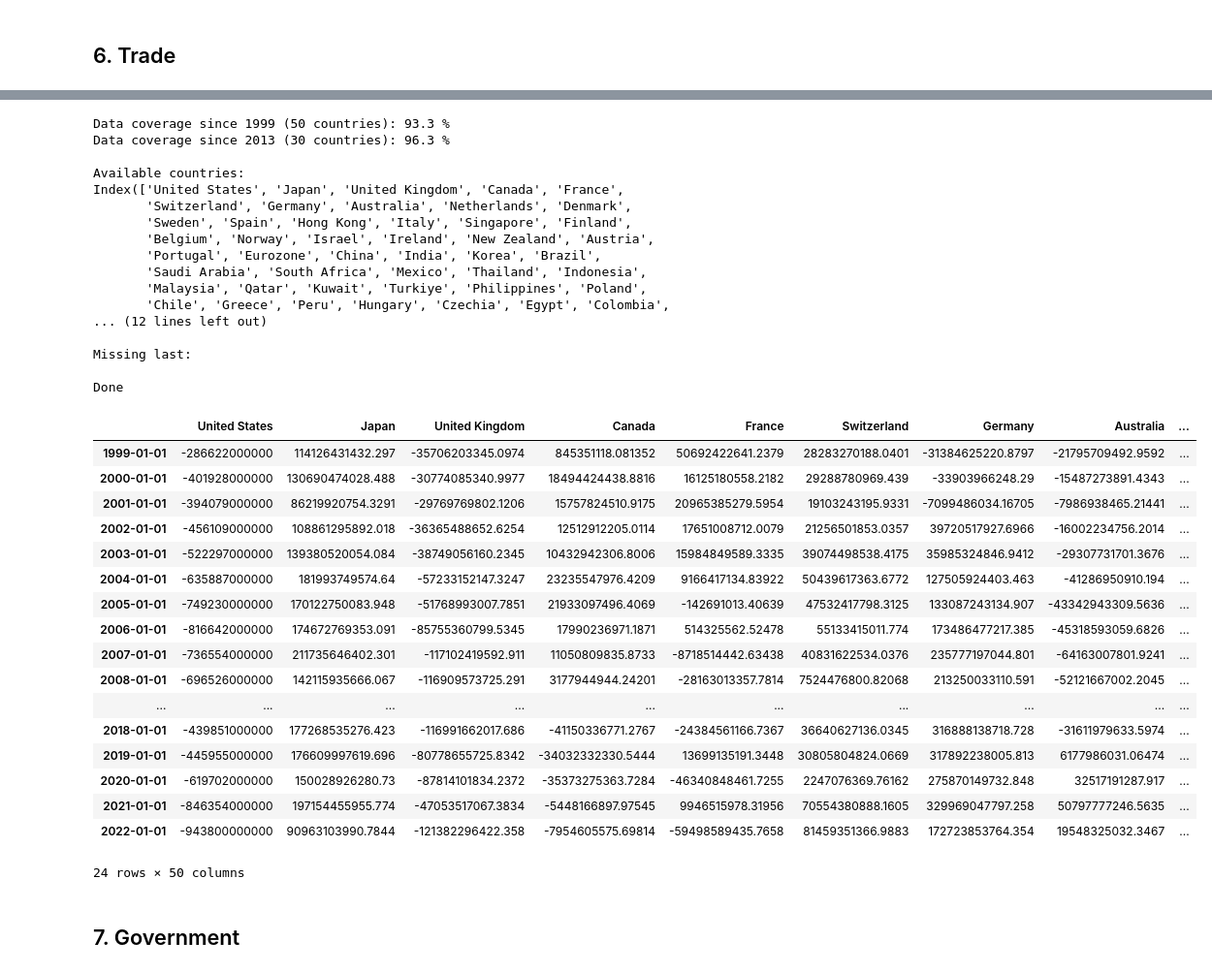
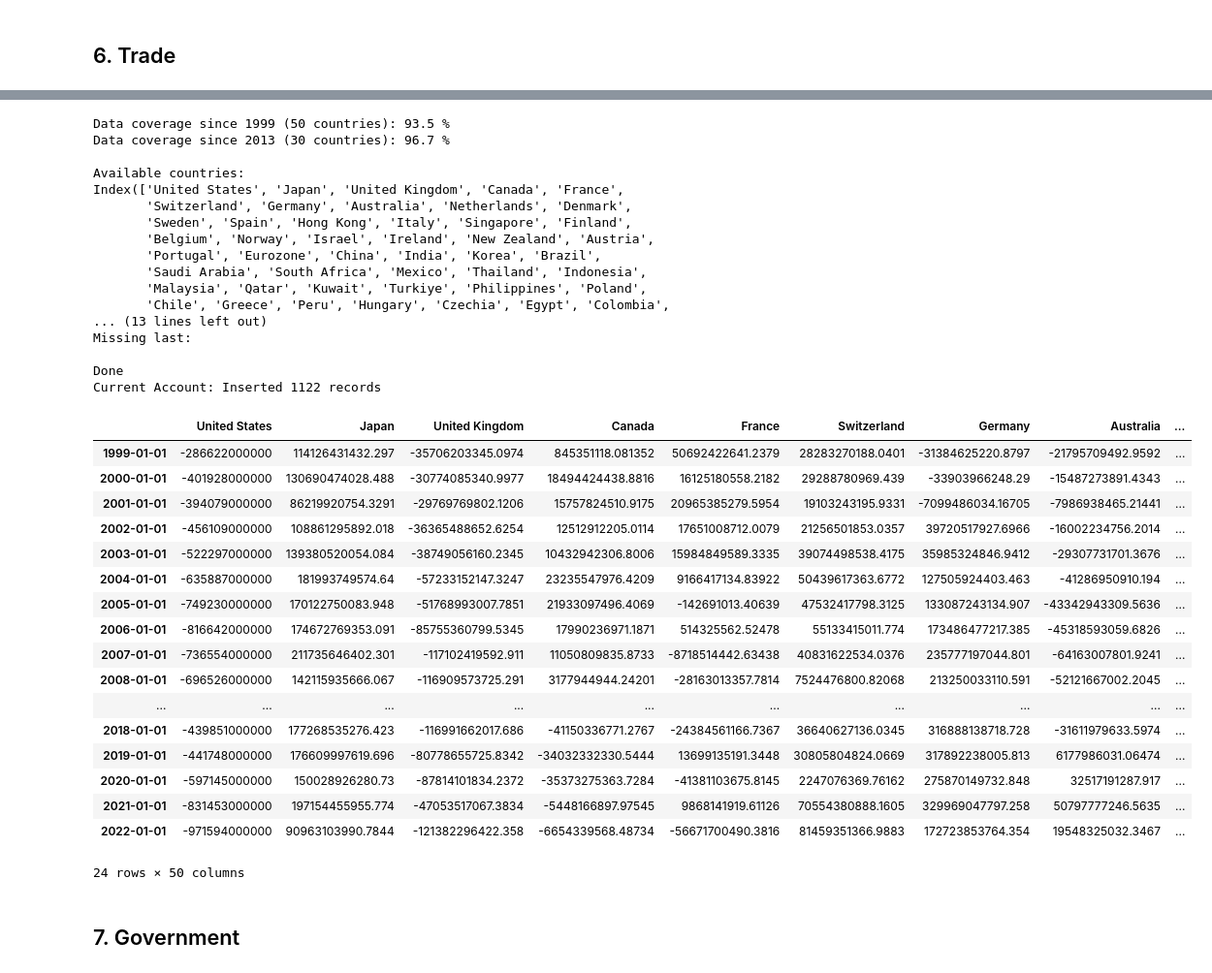
Before and after one commit to lharazin/TFM, a Jupyter notebook: Data/WorldBankData_Stats/world_bank_selected_indicators.ipynb, the cells around one changed output, grey strips where cells are left out. Shown at 97% size. Drawn from its saved outputs; the diff is of its cells as text; code cells hidden in the pictures.

```diff
--- a/Data/WorldBankData_Stats/world_bank_selected_indicators.ipynb
+++ b/Data/WorldBankData_Stats/world_bank_selected_indicators.ipynb
@@ -4,5 +11,5 @@ import numpy as np
 # %%
-all_data = pd.read_csv('RawData/World_Development_Indicators_Selected_Data.csv', index_col=2)
+all_data = pd.read_csv('RawData/9636c3fb-b687-4862-b6ed-8b712fea256b_Data.csv', index_col=2)
 # %%
 unique_indicators = all_data['Series Name'].unique()
 unique_indicators
@@ -74,6 +81,20 @@ def check_data_coverage(df):
 
     print()
     print('Done')
+# %%
+def save_to_database(indicator, df):
+    sql_handler = SqlAlquemyInsertIndicatorsHandler()
+    indicator_id = sql_handler.get_indicator_id(indicator, 'World Bank')
+
+    sql_handler.delete_all_records(indicator_id)
+    initial_count = sql_handler.get_indicator_count(indicator_id)
+    for country in df.columns:
+        values = df[country].dropna()
+        if (len(values) > 0):
+            sql_handler.insert_into_table(indicator_id, country, values)
+
+    final_count = sql_handler.get_indicator_count(indicator_id)
+    print(f'{indicator}: Inserted', (final_count-initial_count), 'records')
 # %%
 def read_world_bank_indicator(all_data, indicator, filename):
     all_data.index.name = None
@@ -469,42 +499,43 @@ Done
 # %%
 df = read_world_bank_indicator(all_data, indicator='Current account balance (BoP, current US$)',
                                filename='Current account US Dollars')
+save_to_database('Current Account', df)
 df
 # %% [output]
-Data coverage since 1999 (50 countries): 93.3 %
-Data coverage since 2013 (30 countries): 96.3 %
+Data coverage since 1999 (50 countries): 93.5 %
+Data coverage since 2013 (30 countries): 96.7 %
 
 Available countries:
 Index(['United States', 'Japan', 'United Kingdom', 'Canada', 'France',
        'Switzerland', 'Germany', 'Australia', 'Netherlands', 'Denmark',
        'Sweden', 'Spain', 'Hong Kong', 'Italy', 'Singapore', 'Finland',
        'Belgium', 'Norway', 'Israel', 'Ireland', 'New Zealand', 'Austria',
        'Portugal', 'Eurozone', 'China', 'India', 'Korea', 'Brazil',
        'Saudi Arabia', 'South Africa', 'Mexico', 'Thailand', 'Indonesia',
        'Malaysia', 'Qatar', 'Kuwait', 'Turkiye', 'Philippines', 'Poland',
        'Chile', 'Greece', 'Peru', 'Hungary', 'Czechia', 'Egypt', 'Colombia',
-... (12 lines left out)
-
+... (13 lines left out)
 Missing last:
 
 Done
+Current Account: Inserted 1122 records
 |  | United States | Japan | United Kingdom | Canada | France | Switzerland | Germany | Australia | ... |
 | 1999-01-01 | -286622000000 | 114126431432.297 | -35706203345.0974 | 845351118.081352 | 50692422641.2379 | 28283270188.0401 | -31384625220.8797 | -21795709492.9592 | ... |
 | 2000-01-01 | -401928000000 | 130690474028.488 | -30774085340.9977 | 18494424438.8816 | 16125180558.2182 | 29288780969.439 | -33903966248.29 | -15487273891.4343 | ... |
 | 2001-01-01 | -394079000000 | 86219920754.3291 | -29769769802.1206 | 15757824510.9175 | 20965385279.5954 | 19103243195.9331 | -7099486034.16705 | -7986938465.21441 | ... |
 | 2002-01-01 | -456109000000 | 108861295892.018 | -36365488652.6254 | 12512912205.0114 | 17651008712.0079 | 21256501853.0357 | 39720517927.6966 | -16002234756.2014 | ... |
 | 2003-01-01 | -522297000000 | 139380520054.084 | -38749056160.2345 | 10432942306.8006 | 15984849589.3335 | 39074498538.4175 | 35985324846.9412 | -29307731701.3676 | ... |
 | 2004-01-01 | -635887000000 | 181993749574.64 | -57233152147.3247 | 23235547976.4209 | 9166417134.83922 | 50439617363.6772 | 127505924403.463 | -41286950910.194 | ... |
 | 2005-01-01 | -749230000000 | 170122750083.948 | -51768993007.7851 | 21933097496.4069 | -142691013.40639 | 47532417798.3125 | 133087243134.907 | -43342943309.5636 | ... |
 | 2006-01-01 | -816642000000 | 174672769353.091 | -85755360799.5345 | 17990236971.1871 | 514325562.52478 | 55133415011.774 | 173486477217.385 | -45318593059.6826 | ... |
 | 2007-01-01 | -736554000000 | 211735646402.301 | -117102419592.911 | 11050809835.8733 | -8718514442.63438 | 40831622534.0376 | 235777197044.801 | -64163007801.9241 | ... |
 | 2008-01-01 | -696526000000 | 142115935666.067 | -116909573725.291 | 3177944944.24201 | -28163013357.7814 | 7524476800.82068 | 213250033110.591 | -52121667002.2045 | ... |
 | ... | ... | ... | ... | ... | ... | ... | ... | ... | ... |
 | 2018-01-01 | -439851000000 | 177268535276.423 | -116991662017.686 | -41150336771.2767 | -24384561166.7367 | 36640627136.0345 | 316888138718.728 | -31611979633.5974 | ... |
-| 2019-01-01 | -445955000000 | 176609997619.696 | -80778655725.8342 | -34032332330.5444 | 13699135191.3448 | 30805804824.0669 | 317892238005.813 | 6177986031.06474 | ... |
-| 2020-01-01 | -619702000000 | 150028926280.73 | -87814101834.2372 | -35373275363.7284 | -46340848461.7255 | 2247076369.76162 | 275870149732.848 | 32517191287.917 | ... |
-| 2021-01-01 | -846354000000 | 197154455955.774 | -47053517067.3834 | -5448166897.97545 | 9946515978.31956 | 70554380888.1605 | 329969047797.258 | 50797777246.5635 | ... |
-| 2022-01-01 | -943800000000 | 90963103990.7844 | -121382296422.358 | -7954605575.69814 | -59498589435.7658 | 81459351366.9883 | 172723853764.354 | 19548325032.3467 | ... |
+| 2019-01-01 | -441748000000 | 176609997619.696 | -80778655725.8342 | -34032332330.5444 | 13699135191.3448 | 30805804824.0669 | 317892238005.813 | 6177986031.06474 | ... |
+| 2020-01-01 | -597145000000 | 150028926280.73 | -87814101834.2372 | -35373275363.7284 | -41381103675.8145 | 2247076369.76162 | 275870149732.848 | 32517191287.917 | ... |
+| 2021-01-01 | -831453000000 | 197154455955.774 | -47053517067.3834 | -5448166897.97545 | 9868141919.61126 | 70554380888.1605 | 329969047797.258 | 50797777246.5635 | ... |
+| 2022-01-01 | -971594000000 | 90963103990.7844 | -121382296422.358 | -6654339568.48734 | -56671700490.3816 | 81459351366.9883 | 172723853764.354 | 19548325032.3467 | ... |
 24 rows × 50 columns
 # %% [markdown]
 ## 7. Government
```
Also changed, not shown: parts of 11 cells of this notebook, 8 other files.
